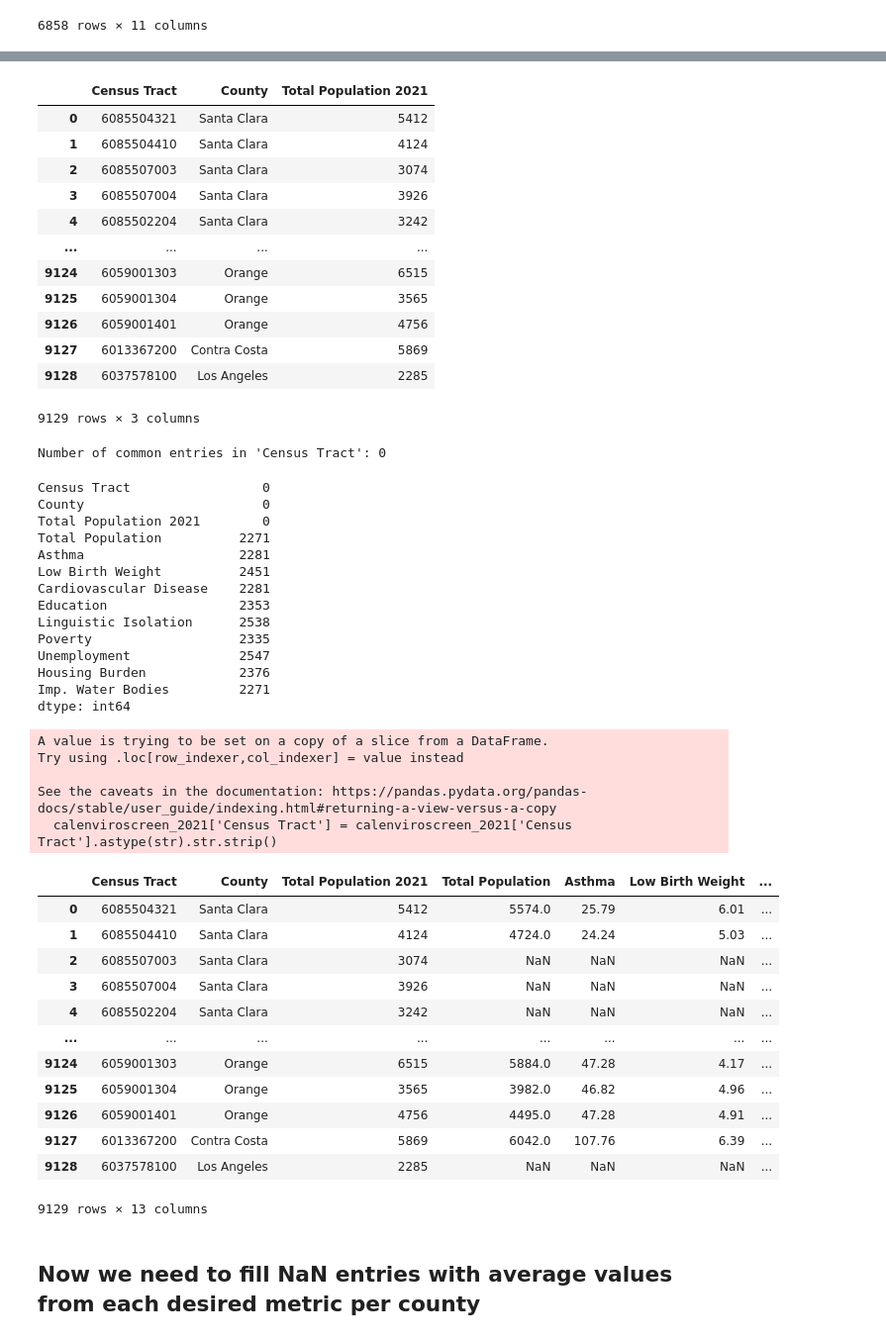
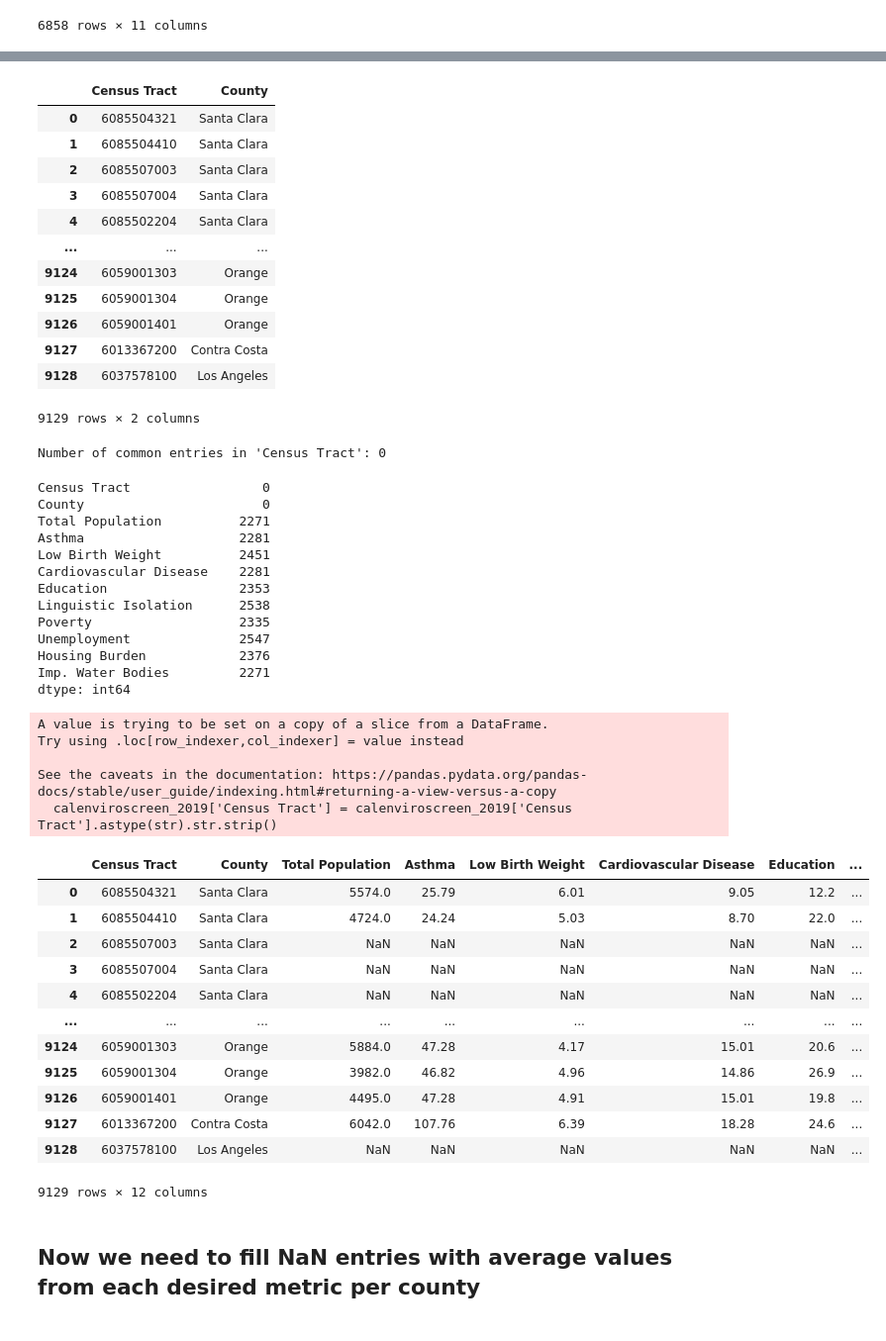
Before and after one commit to Eagle-Rock-Analytics/carb-climate-index, a Jupyter notebook: scripts/data_metric_calc/society_cal_enviroscreen_metrics.ipynb, the cells around one changed output, grey strips where cells are left out. Shown: that part at 99% size. Cells and saved outputs as stored; diff of their text form; code cells hidden in the pictures.

```diff
--- a/scripts/data_metric_calc/society_cal_enviroscreen_metrics.ipynb
+++ b/scripts/data_metric_calc/society_cal_enviroscreen_metrics.ipynb
@@ -186,11 +186,11 @@ metric_enviroscreen_data = enviroscreen_data[['Census Tract',
                                                 'Housing Burden',
                                                 'Imp. Water Bodies'
                                                 ]]
-calenviroscreen_2021 = joined_df[metric_enviroscreen_data.columns]
-calenviroscreen_2021['Census Tract'] = calenviroscreen_2021['Census Tract'].astype(str)
-calenviroscreen_2021 = calenviroscreen_2021.drop(columns={'California County'})
+calenviroscreen_2019 = joined_df[metric_enviroscreen_data.columns]
+calenviroscreen_2019['Census Tract'] = calenviroscreen_2019['Census Tract'].astype(str)
+calenviroscreen_2019 = calenviroscreen_2019.drop(columns={'California County'})
 
-calenviroscreen_2021
+calenviroscreen_2019
 # %% [output]
 A value is trying to be set on a copy of a slice from a DataFrame.
 Try using .loc[row_indexer,col_indexer] = value instead
@@ -212,9 +212,9 @@ See the caveats in the documentation: https://pandas.pydata.org/pandas-docs/stab
 11810 rows × 11 columns
 # %%
 # Make some adjustments to the new df to ensure all census tracts are populated
-calenviroscreen_2021['Census Tract'] = calenviroscreen_2021['Census Tract'].replace('nan', np.nan)
-calenviroscreen_2021 = calenviroscreen_2021.dropna(subset=['Census Tract'])
-calenviroscreen_2021
+calenviroscreen_2019['Census Tract'] = calenviroscreen_2019['Census Tract'].replace('nan', np.nan)
+calenviroscreen_2019 = calenviroscreen_2019.dropna(subset=['Census Tract'])
+calenviroscreen_2019
 # %% [output]
 |  | Census Tract | Total Population | Asthma | Low Birth Weight | Cardiovascular Disease | Education | ... |
 | 0 | 6001442700 | 3048 | 34.20 | 5.91 | 9.84 | 2.6 | ... |
@@ -239,23 +239,23 @@ calenviroscreen_2021
 county_tract_pop = "s3://ca-climate-index/0_map_data/ca_tract_county_population_2022.csv"
 county_tract_pop = pd.read_csv(county_tract_pop)
 county_tract_pop = county_tract_pop.rename(columns={'TRACT': 'Census Tract'})
-county_tract_pop = county_tract_pop.drop(columns={'Unnamed: 0', 'COUNTYFP'}, axis=1)
+county_tract_pop = county_tract_pop.drop(columns={'Unnamed: 0', 'COUNTYFP', 'Total Population 2021'}, axis=1)
 county_tract_pop['Census Tract'] = county_tract_pop['Census Tract'].astype(str)
 county_tract_pop
 # %% [output]
-|  | Census Tract | County | Total Population 2021 |
-| 0 | 6085504321 | Santa Clara | 5412 |
-| 1 | 6085504410 | Santa Clara | 4124 |
-| 2 | 6085507003 | Santa Clara | 3074 |
-| 3 | 6085507004 | Santa Clara | 3926 |
-| 4 | 6085502204 | Santa Clara | 3242 |
-| ... | ... | ... | ... |
-| 9124 | 6059001303 | Orange | 6515 |
-| 9125 | 6059001304 | Orange | 3565 |
-| 9126 | 6059001401 | Orange | 4756 |
-| 9127 | 6013367200 | Contra Costa | 5869 |
-| 9128 | 6037578100 | Los Angeles | 2285 |
+|  | Census Tract | County |
+| 0 | 6085504321 | Santa Clara |
+| 1 | 6085504410 | Santa Clara |
+| 2 | 6085507003 | Santa Clara |
+| 3 | 6085507004 | Santa Clara |
+| 4 | 6085502204 | Santa Clara |
+| ... | ... | ... |
+| 9124 | 6059001303 | Orange |
+| 9125 | 6059001304 | Orange |
+| 9126 | 6059001401 | Orange |
+| 9127 | 6013367200 | Contra Costa |
+| 9128 | 6037578100 | Los Angeles |
-9129 rows × 3 columns
+9129 rows × 2 columns
 # %%
 # Column to check for common entries
 column_to_check = 'Census Tract'
@@ -272,48 +272,47 @@ Number of common entries in 'Census Tract': 0
 # %%
 # Adjust entries in Census tract as they need string type and stripping whitespaces
 county_tract_pop['Census Tract'] = county_tract_pop['Census Tract'].astype(str).str.strip()
-calenviroscreen_2021['Census Tract'] = calenviroscreen_2021['Census Tract'].astype(str).str.strip()
+calenviroscreen_2019['Census Tract'] = calenviroscreen_2019['Census Tract'].astype(str).str.strip()
 
 # Merge with corrected data types and stripped whitespaces
-merged_df = pd.merge(county_tract_pop, calenviroscreen_2021, on='Census Tract', how='left')
+merged_df = pd.merge(county_tract_pop, calenviroscreen_2019, on='Census Tract', how='left')
 
 # Now check if there are NaN values in the merged DataFrame
 print(merged_df.isna().sum())
 
 merged_df
 # %% [output]
 Census Tract                 0
 County                       0
-Total Population 2021        0
 Total Population          2271
 Asthma                    2281
 Low Birth Weight          2451
 Cardiovascular Disease    2281
 Education                 2353
 Linguistic Isolation      2538
 Poverty                   2335
 Unemployment              2547
 Housing Burden            2376
 Imp. Water Bodies         2271
 dtype: int64
 A value is trying to be set on a copy of a slice from a DataFrame.
 Try using .loc[row_indexer,col_indexer] = value instead
 
 See the caveats in the documentation: https://pandas.pydata.org/pandas-docs/stable/user_guide/indexing.html#returning-a-view-versus-a-copy
-  calenviroscreen_2021['Census Tract'] = calenviroscreen_2021['Census Tract'].astype(str).str.strip()
+  calenviroscreen_2019['Census Tract'] = calenviroscreen_2019['Census Tract'].astype(str).str.strip()
-|  | Census Tract | County | Total Population 2021 | Total Population | Asthma | Low Birth Weight | ... |
-| 0 | 6085504321 | Santa Clara | 5412 | 5574.0 | 25.79 | 6.01 | ... |
-| 1 | 6085504410 | Santa Clara | 4124 | 4724.0 | 24.24 | 5.03 | ... |
-| 2 | 6085507003 | Santa Clara | 3074 | NaN | NaN | NaN | ... |
-| 3 | 6085507004 | Santa Clara | 3926 | NaN | NaN | NaN | ... |
-| 4 | 6085502204 | Santa Clara | 3242 | NaN | NaN | NaN | ... |
-| ... | ... | ... | ... | ... | ... | ... | ... |
-| 9124 | 6059001303 | Orange | 6515 | 5884.0 | 47.28 | 4.17 | ... |
-| 9125 | 6059001304 | Orange | 3565 | 3982.0 | 46.82 | 4.96 | ... |
-| 9126 | 6059001401 | Orange | 4756 | 4495.0 | 47.28 | 4.91 | ... |
-| 9127 | 6013367200 | Contra Costa | 5869 | 6042.0 | 107.76 | 6.39 | ... |
-| 9128 | 6037578100 | Los Angeles | 2285 | NaN | NaN | NaN | ... |
+|  | Census Tract | County | Total Population | Asthma | Low Birth Weight | Cardiovascular Disease | Education | ... |
+| 0 | 6085504321 | Santa Clara | 5574.0 | 25.79 | 6.01 | 9.05 | 12.2 | ... |
+| 1 | 6085504410 | Santa Clara | 4724.0 | 24.24 | 5.03 | 8.70 | 22.0 | ... |
+| 2 | 6085507003 | Santa Clara | NaN | NaN | NaN | NaN | NaN | ... |
+| 3 | 6085507004 | Santa Clara | NaN | NaN | NaN | NaN | NaN | ... |
+| 4 | 6085502204 | Santa Clara | NaN | NaN | NaN | NaN | NaN | ... |
+| ... | ... | ... | ... | ... | ... | ... | ... | ... |
+| 9124 | 6059001303 | Orange | 5884.0 | 47.28 | 4.17 | 15.01 | 20.6 | ... |
+| 9125 | 6059001304 | Orange | 3982.0 | 46.82 | 4.96 | 14.86 | 26.9 | ... |
+| 9126 | 6059001401 | Orange | 4495.0 | 47.28 | 4.91 | 15.01 | 19.8 | ... |
+| 9127 | 6013367200 | Contra Costa | 6042.0 | 107.76 | 6.39 | 18.28 | 24.6 | ... |
+| 9128 | 6037578100 | Los Angeles | NaN | NaN | NaN | NaN | NaN | ... |
-9129 rows × 13 columns
+9129 rows × 12 columns
 # %% [markdown]
 ## Now we need to fill NaN entries with average values from each desired metric per county
 # %%
```
Also changed, not shown: parts of 8 cells of this notebook.
